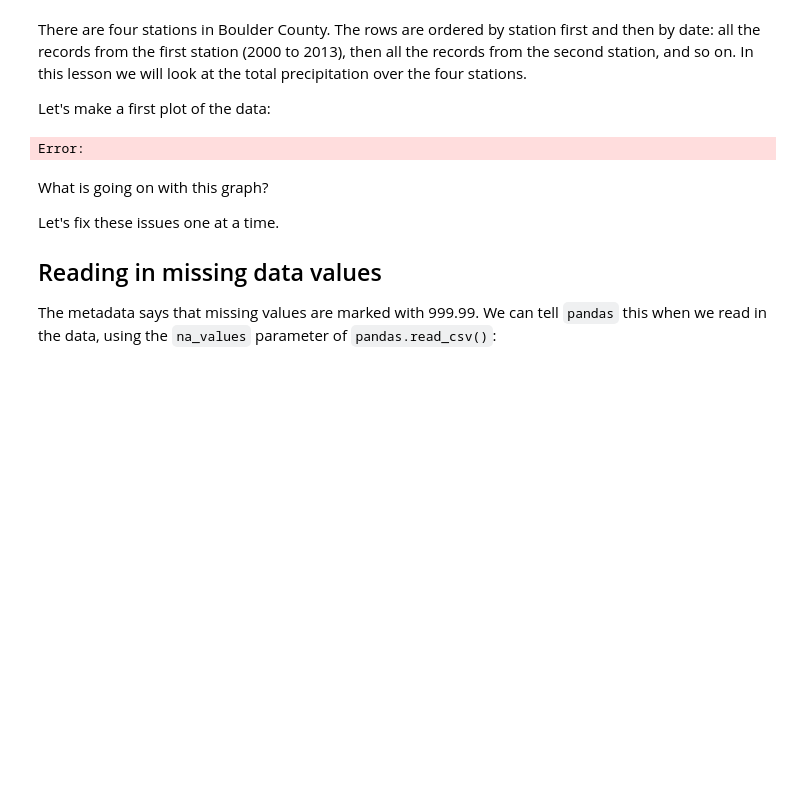
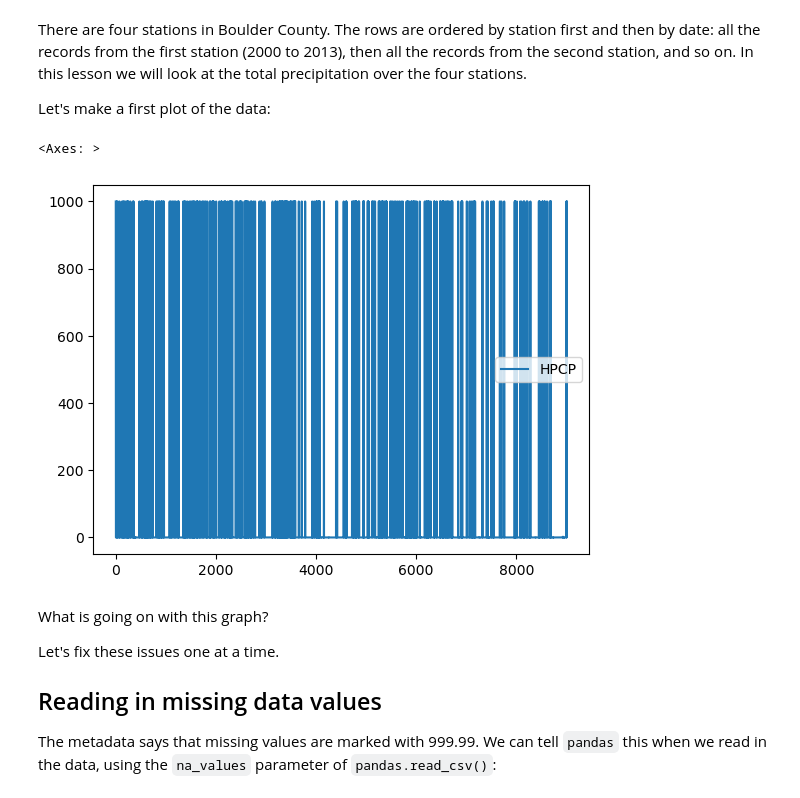
Before and after one commit to sarah-busby/eds220-in-class, a Jupyter notebook: week-3-time-series-STUDENTS.ipynb, the cells around one changed output. Cells and saved outputs as stored; diff of their text form; code cells hidden in the pictures; blank space fills up the shorter version.

```diff
--- a/week-3-time-series-STUDENTS.ipynb
+++ b/week-3-time-series-STUDENTS.ipynb
@@ -81,10 +81,11 @@ There are four stations in Boulder County. The rows are ordered by station first
 
 Let's make a first plot of the data:
 # %%
-#
-precip['HPCP'].plot()
+# Plot hourly precipitation from all stations
+precip.plot()
 # %% [output]
-Error:
+<Axes: >
+[figure, added]
 # %% [markdown]
 What is going on with this graph?
 
```
Also changed, not shown: parts of 21 cells of this notebook.
